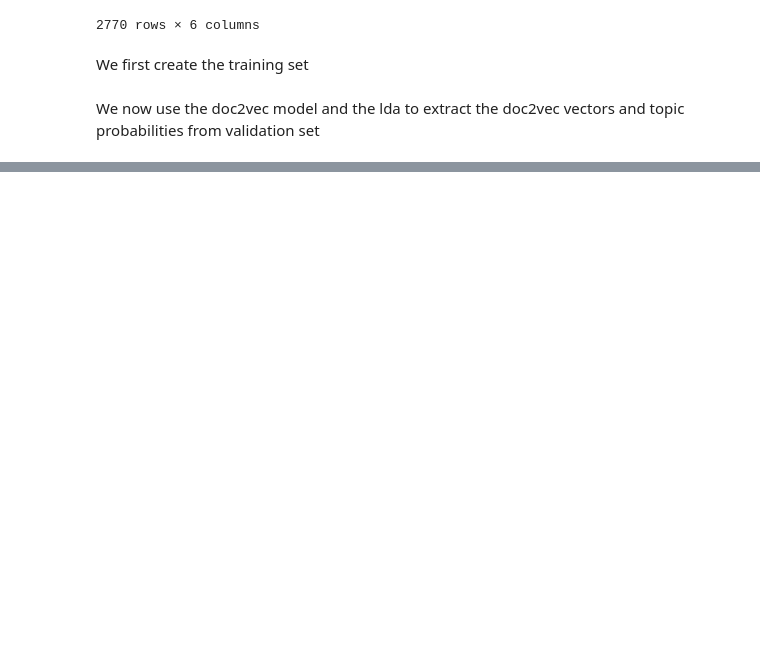
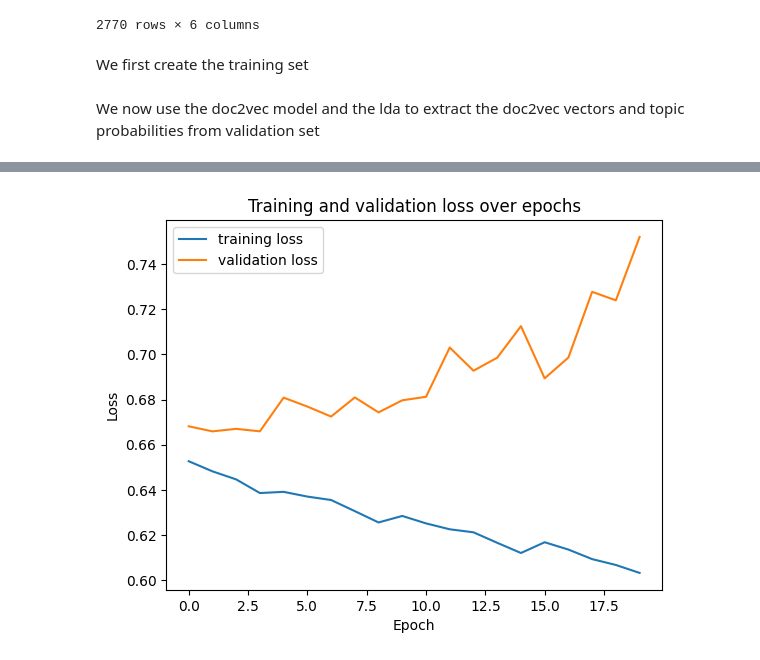
Before and after one commit to Slebbon/TXA-Group-6, a Jupyter notebook: cnn_bce.ipynb, the cells around one changed output, grey strips where cells are left out. Cells and saved outputs as stored; diff of their text form; code cells hidden in the pictures; blank space fills up the shorter version.

Commit message:
validation on cnn with binary ce

```diff
--- a/cnn_bce.ipynb
+++ b/cnn_bce.ipynb
@@ -68 +71,5 @@ We now use the doc2vec model and the lda to extract the doc2vec vectors and topi
 # from preprocessing_validation.ipynb
+# %%
+X_val = np.array(val_d2v_topic_vec)
+# %%
+X_val = scaler.fit_transform(X_val)
@@ -68,0 +96,3 @@ We now use the doc2vec model and the lda to extract the doc2vec vectors and topi
+# %%
+# this the features len for the concatenation of doc2vec (200 features) and topic modeling (19 topics)
+features_len = 219
@@ -68,0 +113,4 @@ We now use the doc2vec model and the lda to extract the doc2vec vectors and topi
+# %%
+# reshaping the data to add an extra dimension
+X_train = X_train.reshape((X_train.shape[0], 1, X_train.shape[1]))
+X_val = X_val.reshape((X_val.shape[0], 1, X_val.shape[1]))
@@ -68,0 +186,11 @@ We now use the doc2vec model and the lda to extract the doc2vec vectors and topi
+# %%
+#plot training loss and validation loss
+plt.plot(history.history["loss"], label = "training loss")
+plt.plot(history.history["val_loss"], label = "validation loss")
+plt.xlabel("Epoch")
+plt.ylabel("Loss")
+plt.title("Training and validation loss over epochs")
+plt.legend()
+plt.show()
+# %% [output]
+[figure, added]
```
Also changed, not shown: parts of 9 cells of this notebook, 4 other files.
